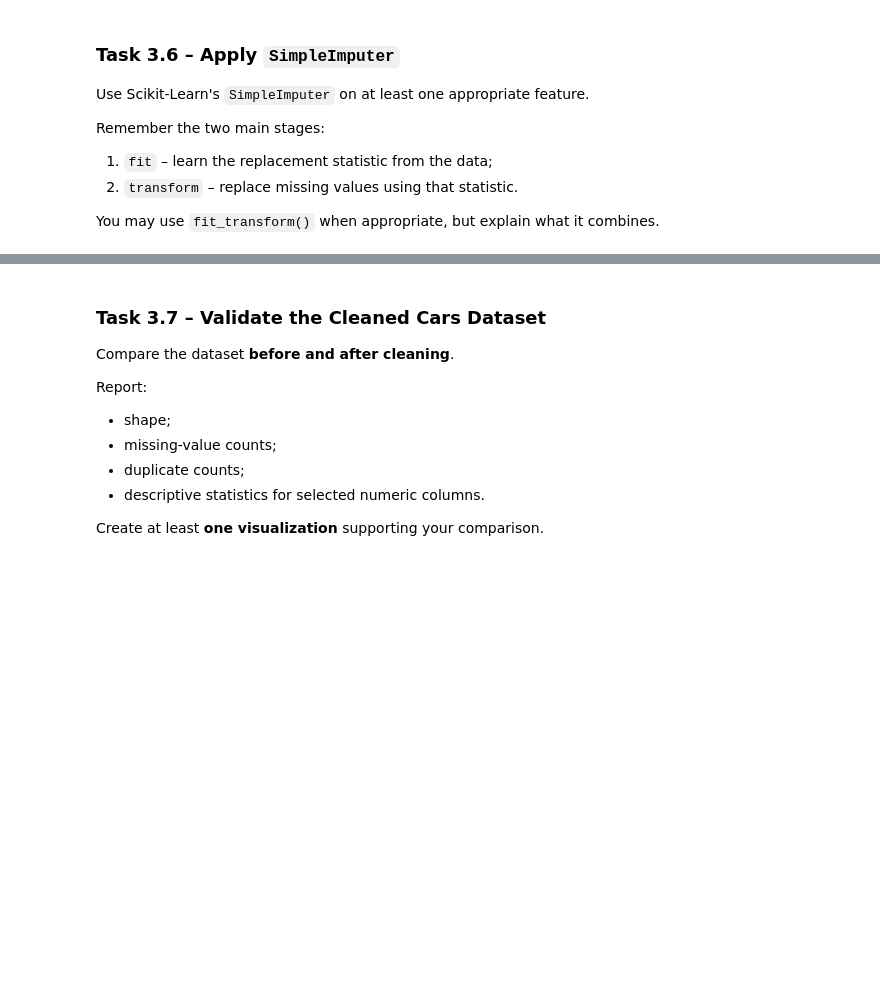
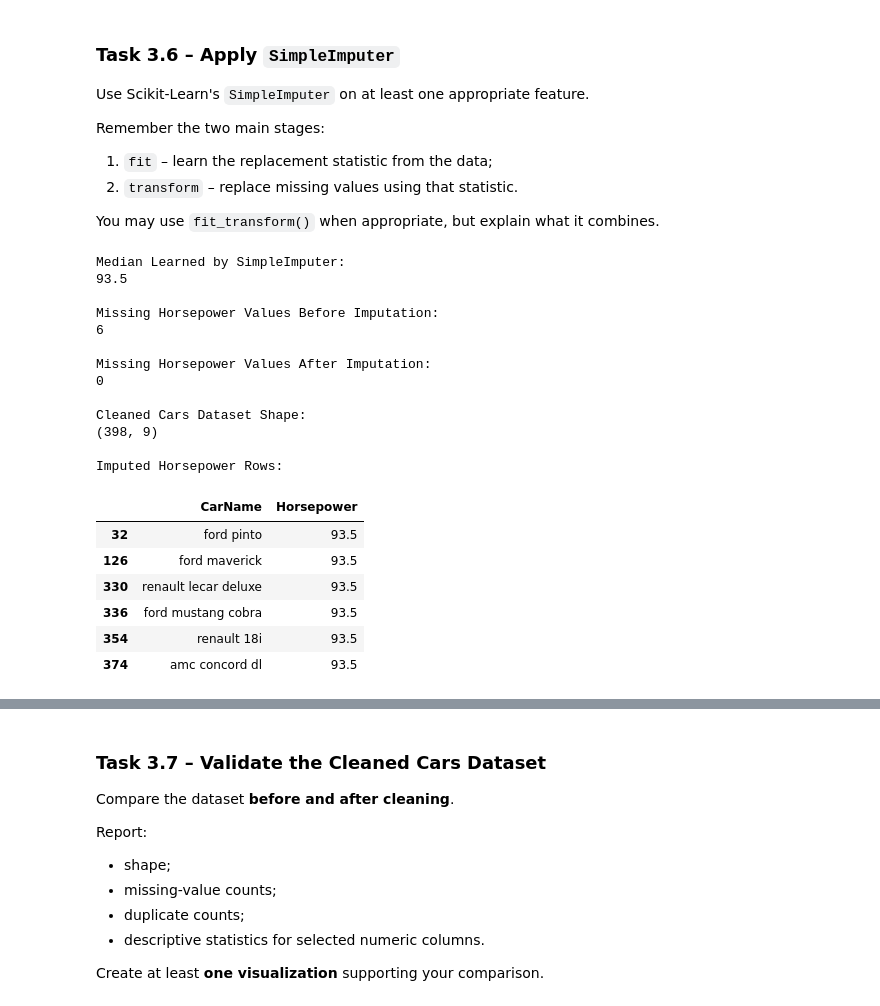
Before and after one commit to UbaidUllah777/Lab-2---Tidying-Cleaning-Imputation-and-Outlier-Detection, a Jupyter notebook: week5Lab.ipynb, the cells around one changed output, grey strips where cells are left out. Cells and saved outputs as stored; diff of their text form; code cells hidden in the pictures; blank space fills up the shorter version.

```diff
--- a/week5Lab.ipynb
+++ b/week5Lab.ipynb
@@ -1442,0 +1592,62 @@ You may use `fit_transform()` when appropriate, but explain what it combines.
+# %%
+# Create the final cleaned copy without modifying the original dataframe
+cars_clean = cars.copy()
+
+# Create a SimpleImputer using the median strategy selected in Task 3.5
+horsepower_imputer = SimpleImputer(strategy="median")
+
+# Stage 1: fit() learns the median from the available Horsepower values
+horsepower_imputer.fit(cars_clean[["Horsepower"]])
+
+print("Median Learned by SimpleImputer:")
+print(horsepower_imputer.statistics_[0])
+
+print("\nMissing Horsepower Values Before Imputation:")
+print(cars_clean["Horsepower"].isna().sum())
+
+# Stage 2: transform() replaces missing values using the learned median
+cars_clean["Horsepower"] = (
+    horsepower_imputer
+    .transform(cars_clean[["Horsepower"]])
+    .ravel()
+)
+
+print("\nMissing Horsepower Values After Imputation:")
+print(cars_clean["Horsepower"].isna().sum())
+
+print("\nCleaned Cars Dataset Shape:")
+print(cars_clean.shape)
+
+# Verify the rows that originally contained missing Horsepower values
+missing_hp_indices = cars_original[
+    cars_original["Horsepower"].isna()
+].index
+
+print("\nImputed Horsepower Rows:")
+display(
+    cars_clean.loc[
+        missing_hp_indices,
+        ["CarName", "Horsepower"]
+    ]
+)
+# %% [output]
+Median Learned by SimpleImputer:
+93.5
+
+Missing Horsepower Values Before Imputation:
+6
+
+Missing Horsepower Values After Imputation:
+0
+
+Cleaned Cars Dataset Shape:
+(398, 9)
+
+Imputed Horsepower Rows:
+|  | CarName | Horsepower |
+| 32 | ford pinto | 93.5 |
+| 126 | ford maverick | 93.5 |
+| 330 | renault lecar deluxe | 93.5 |
+| 336 | ford mustang cobra | 93.5 |
+| 354 | renault 18i | 93.5 |
+| 374 | amc concord dl | 93.5 |
```
Also changed, not shown: parts of 8 cells of this notebook.
